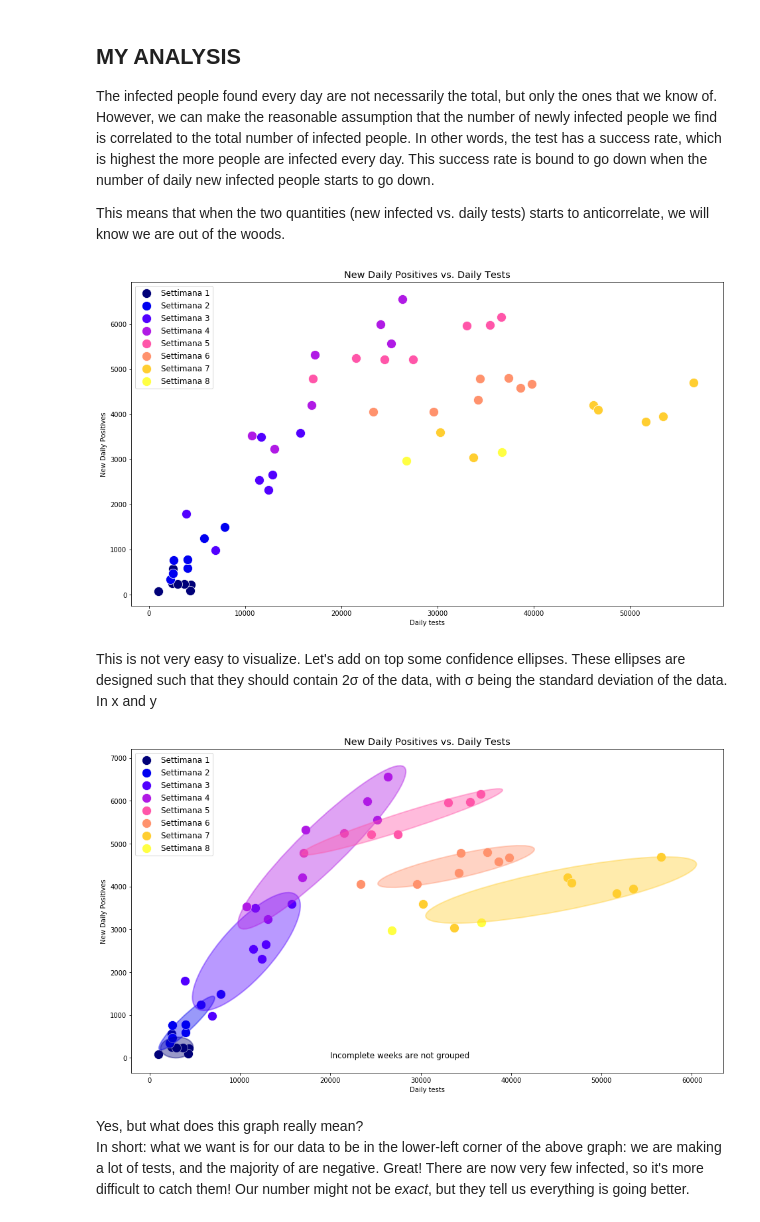
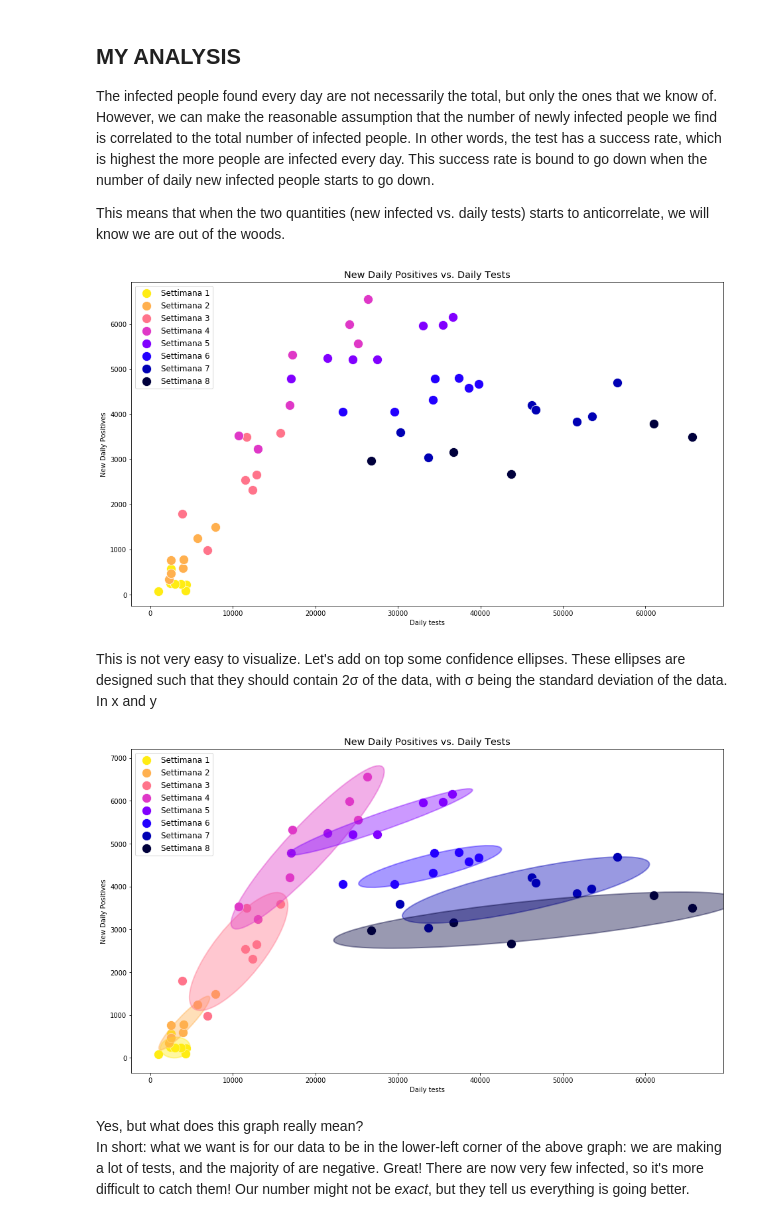
Before and after one commit to FReina/COVID-19, a Jupyter notebook: analysis_v0.2.ipynb, the cells around one changed output. Cells and saved outputs as stored; diff of their text form; code cells hidden in the pictures.

```diff
--- a/analysis_v0.2.ipynb
+++ b/analysis_v0.2.ipynb
@@ -368,7 +368,7 @@ complete_weeks = m.ceil(len(content_dict['data'])/7)
 #define the colormap
 from matplotlib import cm
 
-thecolormap = cm.get_cmap('gnuplot2',4*complete_weeks+3)
+thecolormap = cm.get_cmap('gnuplot2_r',4*complete_weeks+3)
 week_no = []
 for element in content_dict['settimana']:
     week_no.append(int(element[-1]))
@@ -402,34 +402,34 @@ plt.ylabel('New Daily Positives')
 plt.legend(loc = 'upper left',fontsize = 'large')
 plt.show()
 # %% [output]
-[figure, old version]
+[figure, new version]
 # %% [markdown]
 This is not very easy to visualize. Let's add on top some confidence ellipses.
 These ellipses are designed such that they should contain 2&sigma; of the data, with &sigma; being the standard deviation of the data. In x and y
 # %%
 plt.figure(figsize=(16,9))
 plt.title('New Daily Positives vs. Daily Tests',fontsize = 'x-large')
 for week in range(1,complete_weeks+1):
     positives_this_week = [];
     tests_this_week = [];
     positives_this_week2 = np.zeros(7)
     tests_this_week2 = np.zeros(7)
     for day in range(0,len(content_dict['data'])):
         if weekly_positives[day][0] == 'Settimana '+str(week):
             positives_this_week.append(weekly_positives[day][1])
             tests_this_week.append(tamponi_gionalieri[day])
     positives_this_week2 = np.array(positives_this_week)
     tests_this_week2 = np.array(tests_this_week)
     this_week_points = sns.scatterplot(tests_this_week2,positives_this_week2,color = thecolormap(week*4),s=200,label = ('Settimana ' + str(week)))
-    if len(tests_this_week)==7:
+    if len(tests_this_week)>2:
         fr.confidence_ellipse(tests_this_week2,positives_this_week2,this_week_points,3,fill = True,lw = 2,ec = thecolormap(week*4),fc = thecolormap(week*4),alpha=0.4)
 plt.xlabel('Daily tests')
 plt.ylabel('New Daily Positives')
 plt.legend(loc = 'upper left',fontsize = 'large')
-plt.text(20000,0,'Incomplete weeks are not grouped',fontsize = 'large')
+#plt.text(20000,0,'Incomplete weeks are not grouped',fontsize = 'large')
 plt.show()
 # %% [output]
-[figure, old version]
+[figure, new version]
 # %% [markdown]
 Yes, but what does this graph really mean?
 In short: what we want is for our data to be in the lower-left corner of the above graph: we are making a lot of tests, and the majority of are negative. Great! There are now very few infected, so it's more difficult to catch them! Our number might not be _exact_, but they tell us everything is going better.
```
Also changed, not shown: parts of 14 cells of this notebook, 2 other files.
